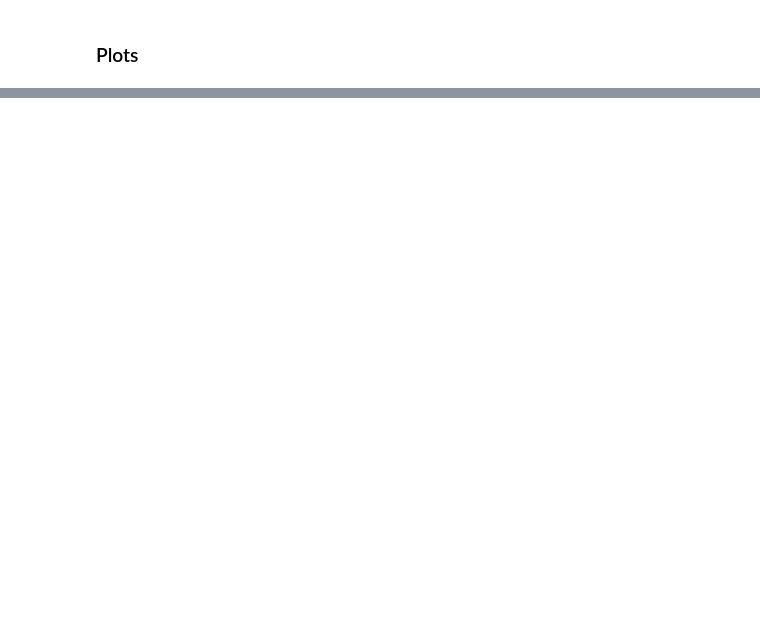
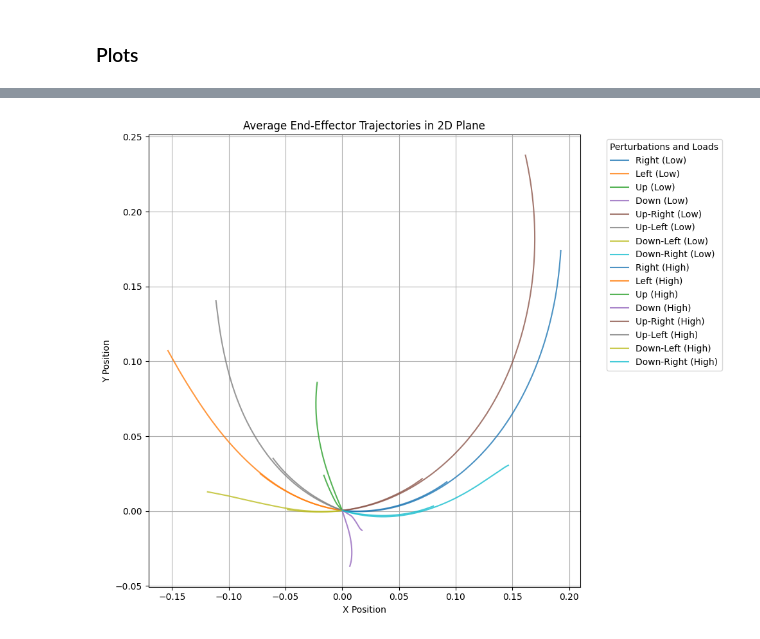
Before and after one commit to MetthewB/NX-492, a Jupyter notebook: script/current.ipynb, the cells around one changed output, grey strips where cells are left out. Saved outputs shown, nothing was run; the diff lists cells and outputs as text; code cells hidden in the pictures; blank space fills up the shorter version.

```diff
--- a/script/current.ipynb
+++ b/script/current.ipynb
@@ -658,0 +1018,5 @@ plot_selected_epochs(epoch_metadata, epoch_qpos_over_time, epoch_external_loads)
+# %%
+# Plot end-effector trajectories
+plot_trajectories(epoch_metadata, epoch_qpos_over_time)
+# %% [output]
+[figure, added]
```
Also changed, not shown: parts of 19 cells of this notebook, 1 other file.
